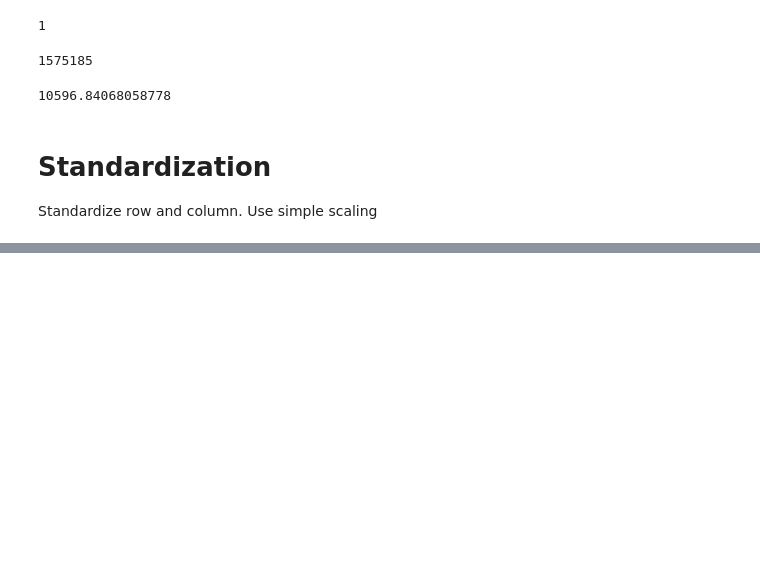
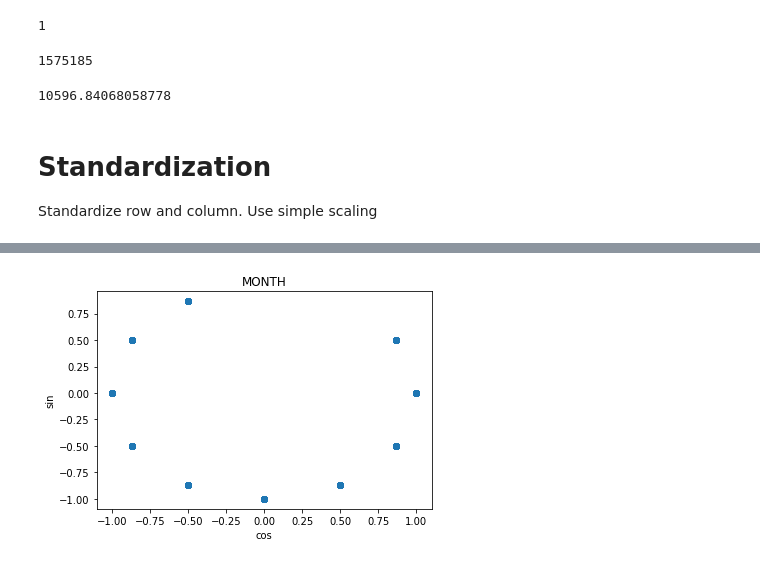
Before and after one commit to alod83/osiris, a Jupyter notebook: osiris2/preprocessing/4. Classes Analysis and Standardization.ipynb, the cells around one changed output, grey strips where cells are left out. Drawn from its saved outputs; the diff is of its cells as text; code cells hidden in the pictures; blank space fills up the shorter version.

```diff
--- a/osiris2/preprocessing/4. Classes Analysis and Standardization.ipynb
+++ b/osiris2/preprocessing/4. Classes Analysis and Standardization.ipynb
@@ -125,0 +128,11 @@ df['day'] = df['day']/df['day'].max()
+# %%
+df['month_sin'] = np.sin(2 * np.pi * df['date_time'].dt.month/12.0)
+df['month_cos'] = np.cos(2 * np.pi * df['date_time'].dt.month/12.0)
+# %%
+plt.scatter(df['month_cos'], df['month_sin'])
+plt.title('MONTH')
+plt.xlabel('cos')
+plt.ylabel('sin')
+plt.show()
+# %% [output]
+[figure, added]
```
Also changed, not shown: parts of 11 cells of this notebook, 3 other files.
